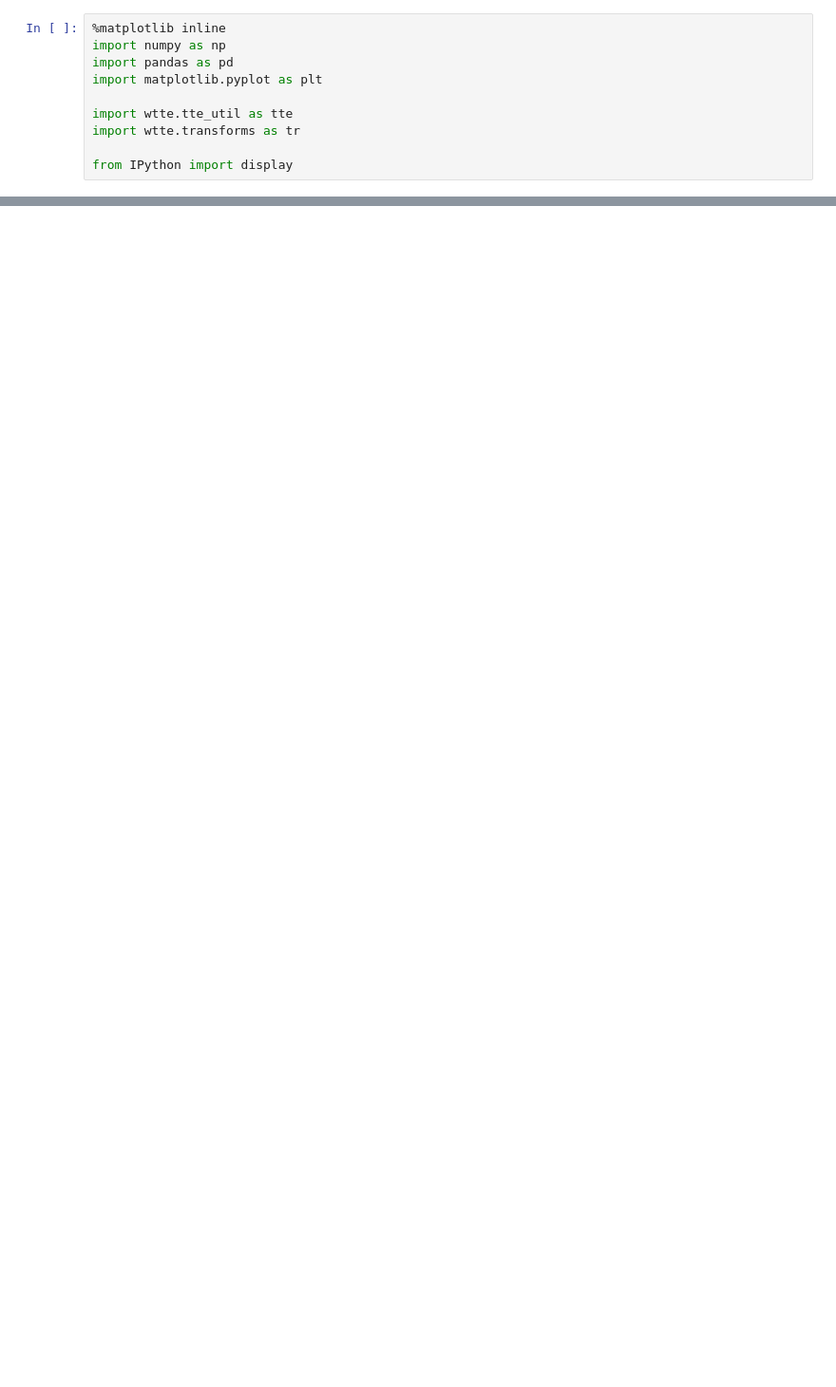
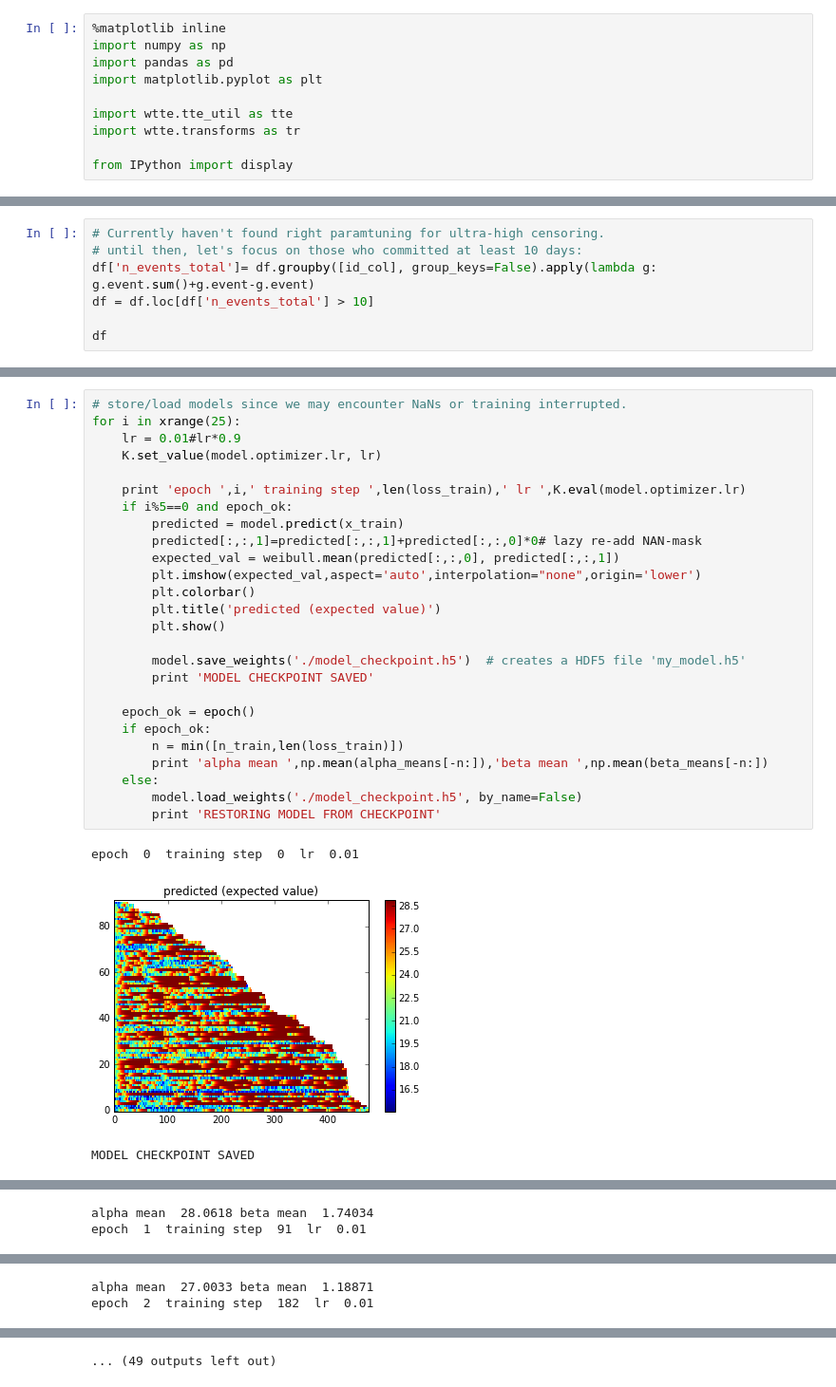
Before and after one commit to ragulpr/wtte-rnn, a Jupyter notebook: python/examples/data_pipeline/data_pipeline.ipynb, the cells around one changed output, grey strips where cells are left out. Shown at 95% size. Drawn from its saved outputs; the diff is of its cells as text; blank space fills up the shorter version.

```diff
--- a/python/examples/data_pipeline/data_pipeline.ipynb
+++ b/python/examples/data_pipeline/data_pipeline.ipynb
@@ -390,0 +182,7 @@ print y_test.shape,y_test.dtype
+# %%
+# Currently haven't found right paramtuning for ultra-high censoring.
+# until then, let's focus on those who committed at least 10 days:
+df['n_events_total']= df.groupby([id_col], group_keys=False).apply(lambda g: g.event.sum()+g.event-g.event)
+df = df.loc[df['n_events_total'] > 10]
+
+df
@@ -390,0 +562,30 @@ print y_test.shape,y_test.dtype
+# %%
+# store/load models since we may encounter NaNs or training interrupted.
+for i in xrange(25):
+    lr = 0.01#lr*0.9
+    K.set_value(model.optimizer.lr, lr)
+
+    print 'epoch ',i,' training step ',len(loss_train),' lr ',K.eval(model.optimizer.lr)
+    if i%5==0 and epoch_ok:
+        predicted = model.predict(x_train)
+        predicted[:,:,1]=predicted[:,:,1]+predicted[:,:,0]*0# lazy re-add NAN-mask
+        expected_val = weibull.mean(predicted[:,:,0], predicted[:,:,1])
+        plt.imshow(expected_val,aspect='auto',interpolation="none",origin='lower')
+        plt.colorbar()
+        plt.title('predicted (expected value)')
+        plt.show()
+
+        model.save_weights('./model_checkpoint.h5')  # creates a HDF5 file 'my_model.h5'
+        print 'MODEL CHECKPOINT SAVED'
+
+    epoch_ok = epoch()
+    if epoch_ok:
+        n = min([n_train,len(loss_train)])
+        print 'alpha mean ',np.mean(alpha_means[-n:]),'beta mean ',np.mean(beta_means[-n:])
+    else:
+        model.load_weights('./model_checkpoint.h5', by_name=False)
+        print 'RESTORING MODEL FROM CHECKPOINT'
+# %% [output]
+epoch  0  training step  0  lr  0.01
+[figure, added]
+MODEL CHECKPOINT SAVED
@@ -390,0 +593,2 @@ print y_test.shape,y_test.dtype
+alpha mean  28.0618 beta mean  1.74034
+epoch  1  training step  91  lr  0.01
@@ -390,0 +596,2 @@ print y_test.shape,y_test.dtype
+alpha mean  27.0033 beta mean  1.18871
+epoch  2  training step  182  lr  0.01
@@ -390,0 +605 @@ print y_test.shape,y_test.dtype
+... (49 outputs left out)
```
Also changed, not shown: parts of 30 cells of this notebook.
